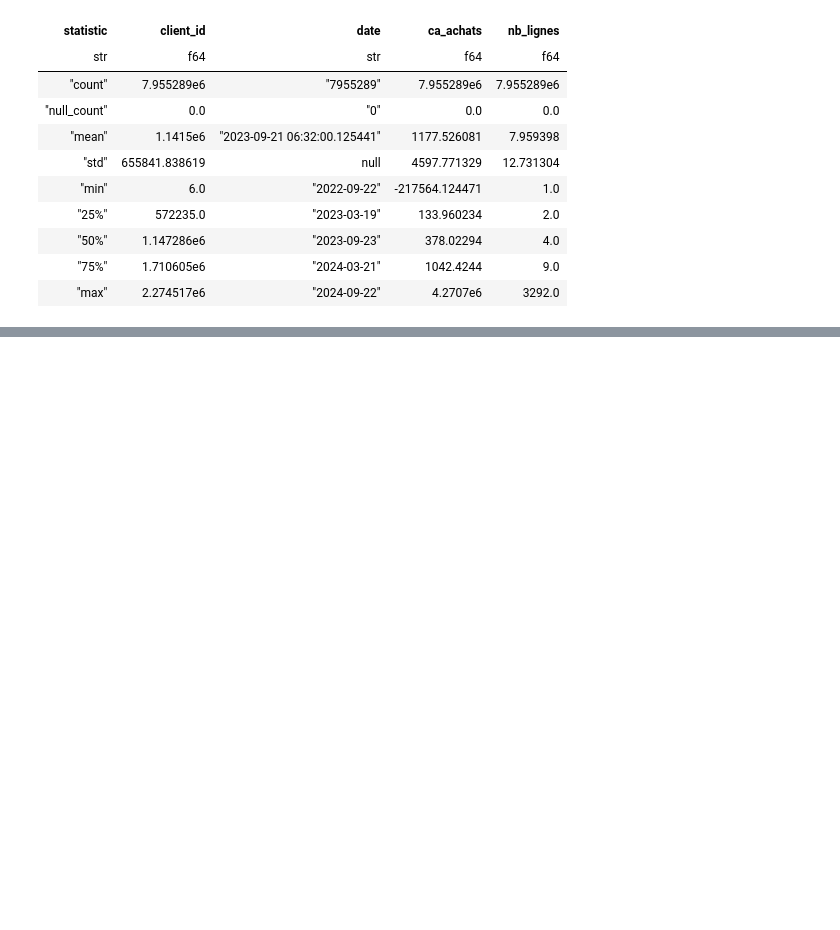
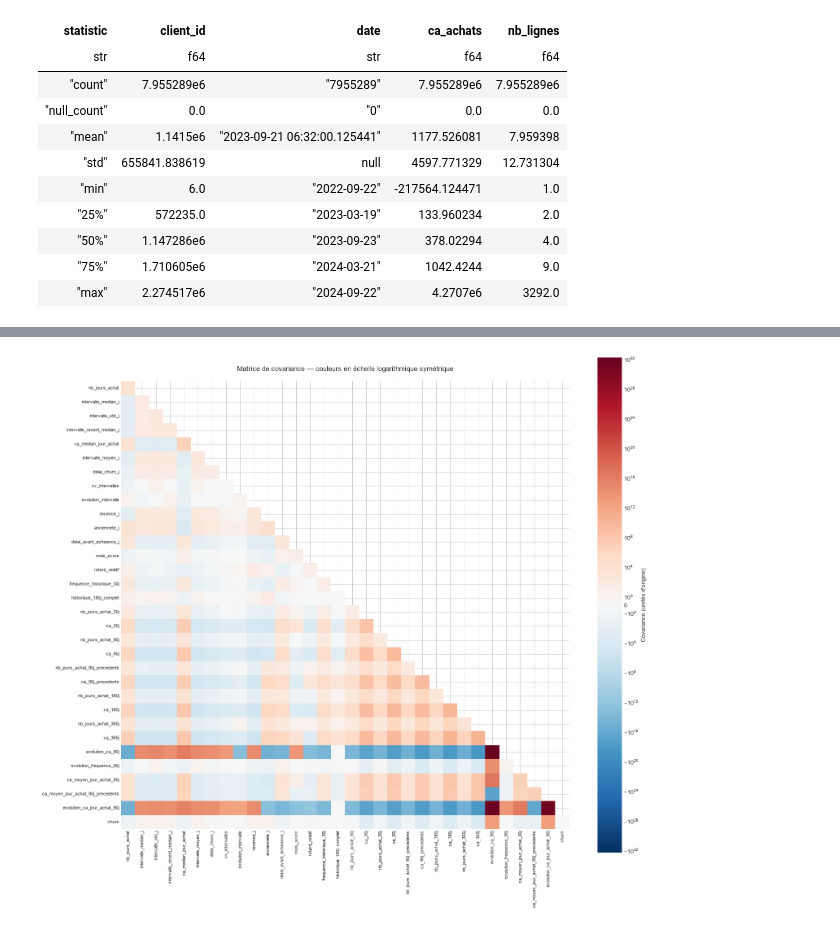
Before and after one commit to ElouanBontron/case_BCGX, a Jupyter notebook: use_case_1.ipynb, the cells around one changed output, grey strips where cells are left out. Saved outputs shown, nothing was run; the diff lists cells and outputs as text; code cells hidden in the pictures; blank space fills up the shorter version.

```diff
--- a/use_case_1.ipynb
+++ b/use_case_1.ipynb
@@ -586,0 +511,87 @@ lf_churn = construire_lf_churn(quotidien)
+# %%
+# Covariance et corrélation des facteurs avec le churn (cibles observables uniquement).
+# Les identifiants, les dates et les métadonnées de disponibilité sont exclus.
+# Les associations observées ne démontrent pas une influence causale.
+from matplotlib.colors import SymLogNorm
+
+schema_cov = lf_churn.collect_schema()
+colonnes_cov = [
+    nom for nom, dtype in schema_cov.items()
+    if (dtype.is_numeric() or dtype == pl.Boolean)
+    and nom not in {"client_id", "cible_observable", "churn"}
+] + ["churn"]
+paires_cov = [(i, j) for i in range(len(colonnes_cov)) for j in range(i + 1)]
+
+# Agréger dans Polars : seules les matrices, et non toute la table, passent en pandas.
+# Les valeurs manquantes sont ignorées paire par paire, sans les remplacer par zéro.
+statistiques_cov = (
+    lf_churn.filter(pl.col("churn").is_not_null())
+    .select(pl.col(colonnes_cov).cast(pl.Float64))
+    .select(
+        pl.len().alias("nb_lignes"),
+        *[
+            pl.cov(colonnes_cov[i], colonnes_cov[j]).alias(f"cov_{i}_{j}")
+            for i, j in paires_cov
+        ],
+        *[
+            pl.corr(colonnes_cov[i], colonnes_cov[j]).alias(f"corr_{i}_{j}")
+            for i, j in paires_cov
+        ],
+    )
+    .collect(engine="streaming")
+    .row(0, named=True)
+)
+
+matrices_cov = {}
+for mesure in ("cov", "corr"):
+    valeurs = np.full((len(colonnes_cov), len(colonnes_cov)), np.nan)
+    for i, j in paires_cov:
+        valeur = statistiques_cov[f"{mesure}_{i}_{j}"]
+        valeurs[i, j] = valeurs[j, i] = np.nan if valeur is None else valeur
+    matrices_cov[mesure] = pd.DataFrame(valeurs, index=colonnes_cov, columns=colonnes_cov)
+
+variances_cov = pd.Series(np.diag(matrices_cov["cov"]), index=colonnes_cov)
+colonnes_variables_cov = variances_cov.index[
+    np.isfinite(variances_cov) & (variances_cov > 0)
+].tolist()
+if statistiques_cov["nb_lignes"] < 2 or "churn" not in colonnes_variables_cov:
+    raise ValueError("Il faut des cibles connues et les deux classes de churn pour cette analyse.")
+
+# Retirer les constantes et les colonnes sans variance calculable.
+matrice_covariance = matrices_cov["cov"].loc[colonnes_variables_cov, colonnes_variables_cov]
+matrice_correlation = matrices_cov["corr"].loc[colonnes_variables_cov, colonnes_variables_cov]
+print(f"Analyse sur {statistiques_cov['nb_lignes']:,} lignes à cible connue ; valeurs manquantes exclues par paire.")
+
+limite_cov = np.nanmax(np.abs(matrice_covariance.to_numpy()))
+for matrice, titre, options in (
+    (
+        matrice_covariance,
+        "Matrice de covariance — couleurs en échelle logarithmique symétrique",
+        {"norm": SymLogNorm(linthresh=1, vmin=-limite_cov, vmax=limite_cov),
+         "cbar_kws": {"label": "Covariance (unités d'origine)"}},
+    ),
+    (
+        matrice_correlation,
+        "Matrice de corrélation de Pearson — comparaison indépendante des unités",
+        {"vmin": -1, "vmax": 1, "cbar_kws": {"label": "Corrélation"}},
+    ),
+):
+    fig, ax = plt.subplots(figsize=(16, 14))
+    sns.heatmap(
+        matrice, mask=np.triu(np.ones(matrice.shape, dtype=bool), k=1),
+        cmap="RdBu_r", square=True, xticklabels=1, yticklabels=1,
+        ax=ax, **options,
+    )
+    ax.set_title(titre, pad=18)
+    ax.tick_params(axis="x", labelrotation=90, labelsize=8)
+    ax.tick_params(axis="y", labelrotation=0, labelsize=8)
+    fig.tight_layout()
+    plt.show()
+
+# Le signe indique le sens de l'association ; le classement utilise son intensité.
+correlations_churn = matrice_correlation["churn"].drop("churn").dropna()
+correlations_churn = correlations_churn.loc[
+    correlations_churn.abs().sort_values(ascending=False).index
+]
+display(correlations_churn.head(15).to_frame("correlation_avec_churn"))
+# %% [output]
@@ -586,0 +599 @@ lf_churn = construire_lf_churn(quotidien)
+[figure, added]
```
Also changed, not shown: parts of 24 cells of this notebook, 14 other files.
